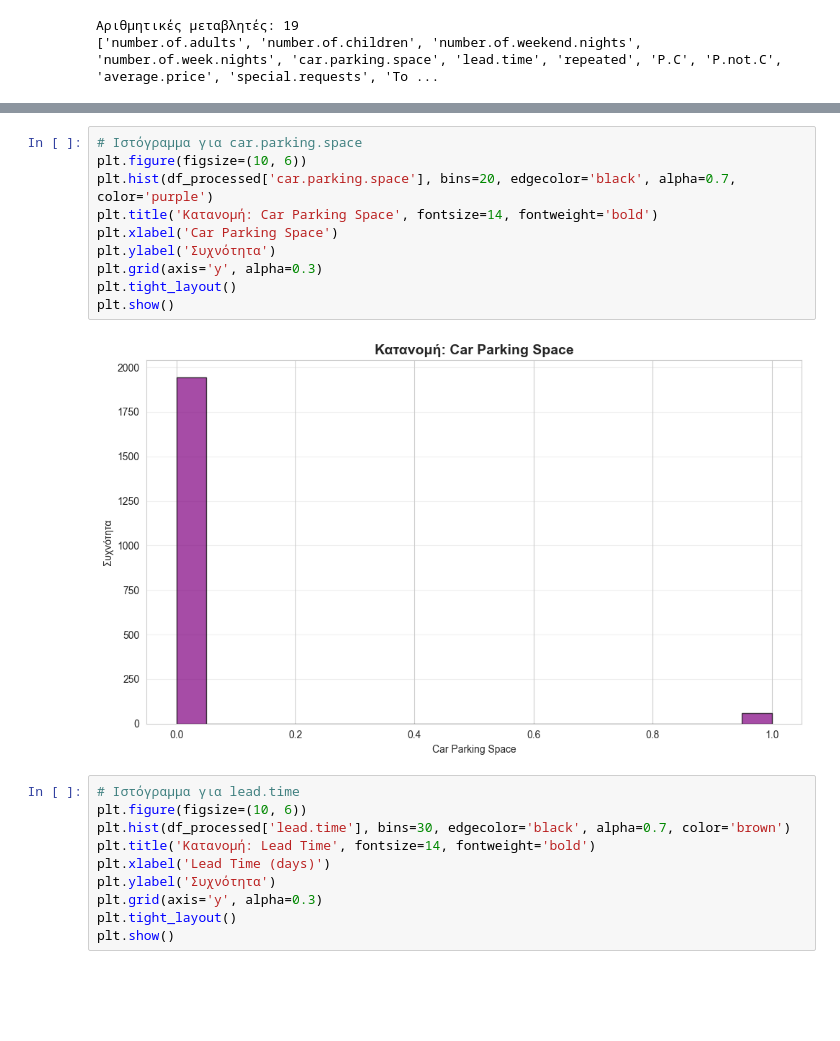
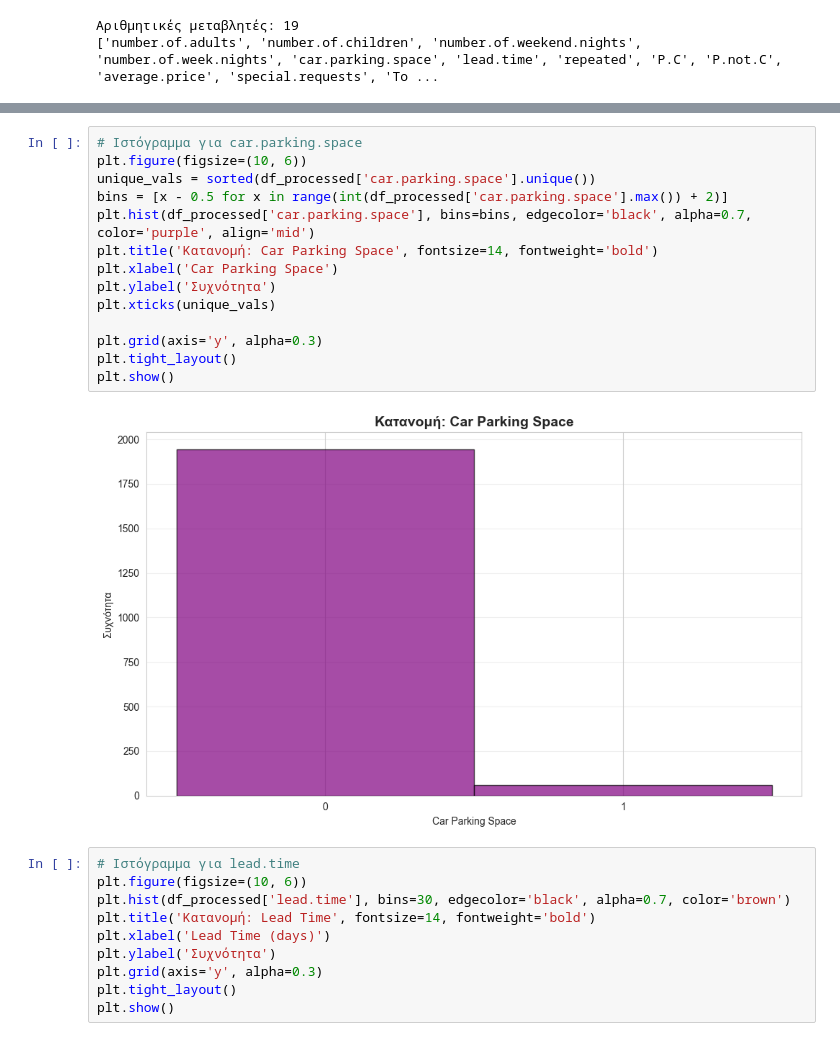
Before and after one commit to dgodolias/HotelCancellationsClustering, a Jupyter notebook: preprocessing.ipynb, the cells around one changed output, grey strips where cells are left out. Cells and saved outputs as stored; diff of their text form; blank space fills up the shorter version.

```diff
--- a/preprocessing.ipynb
+++ b/preprocessing.ipynb
@@ -310,15 +323,19 @@ plt.show()
 # %%
 # Ιστόγραμμα για car.parking.space
 plt.figure(figsize=(10, 6))
-plt.hist(df_processed['car.parking.space'], bins=20, edgecolor='black', alpha=0.7, color='purple')
+unique_vals = sorted(df_processed['car.parking.space'].unique())
+bins = [x - 0.5 for x in range(int(df_processed['car.parking.space'].max()) + 2)]
+plt.hist(df_processed['car.parking.space'], bins=bins, edgecolor='black', alpha=0.7, color='purple', align='mid')
 plt.title('Κατανομή: Car Parking Space', fontsize=14, fontweight='bold')
 plt.xlabel('Car Parking Space')
 plt.ylabel('Συχνότητα')
+plt.xticks(unique_vals)
+
 plt.grid(axis='y', alpha=0.3)
 plt.tight_layout()
 plt.show()
 # %% [output]
-[figure, old version]
+[figure, new version]
 # %%
 # Ιστόγραμμα για lead.time
 plt.figure(figsize=(10, 6))
```
Also changed, not shown: parts of 16 cells of this notebook.
